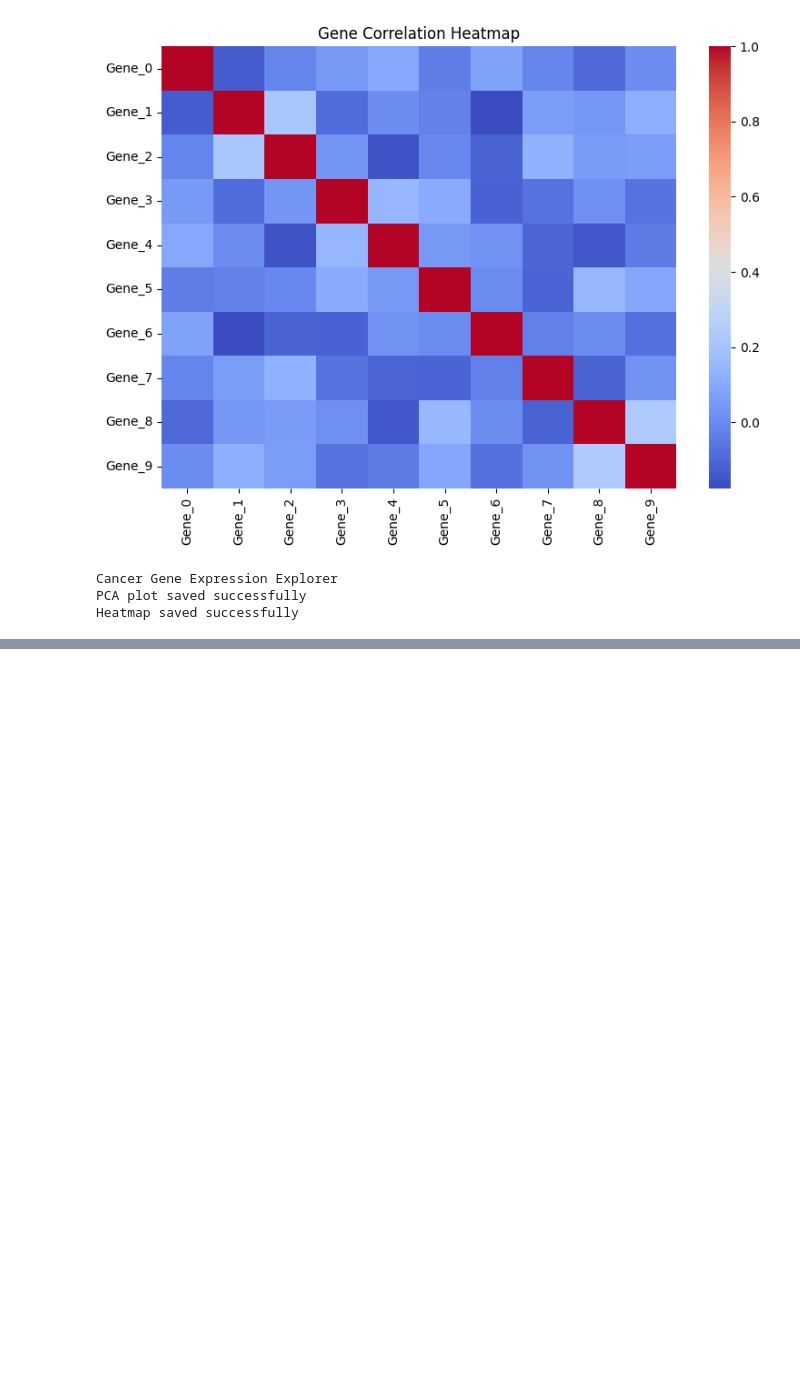
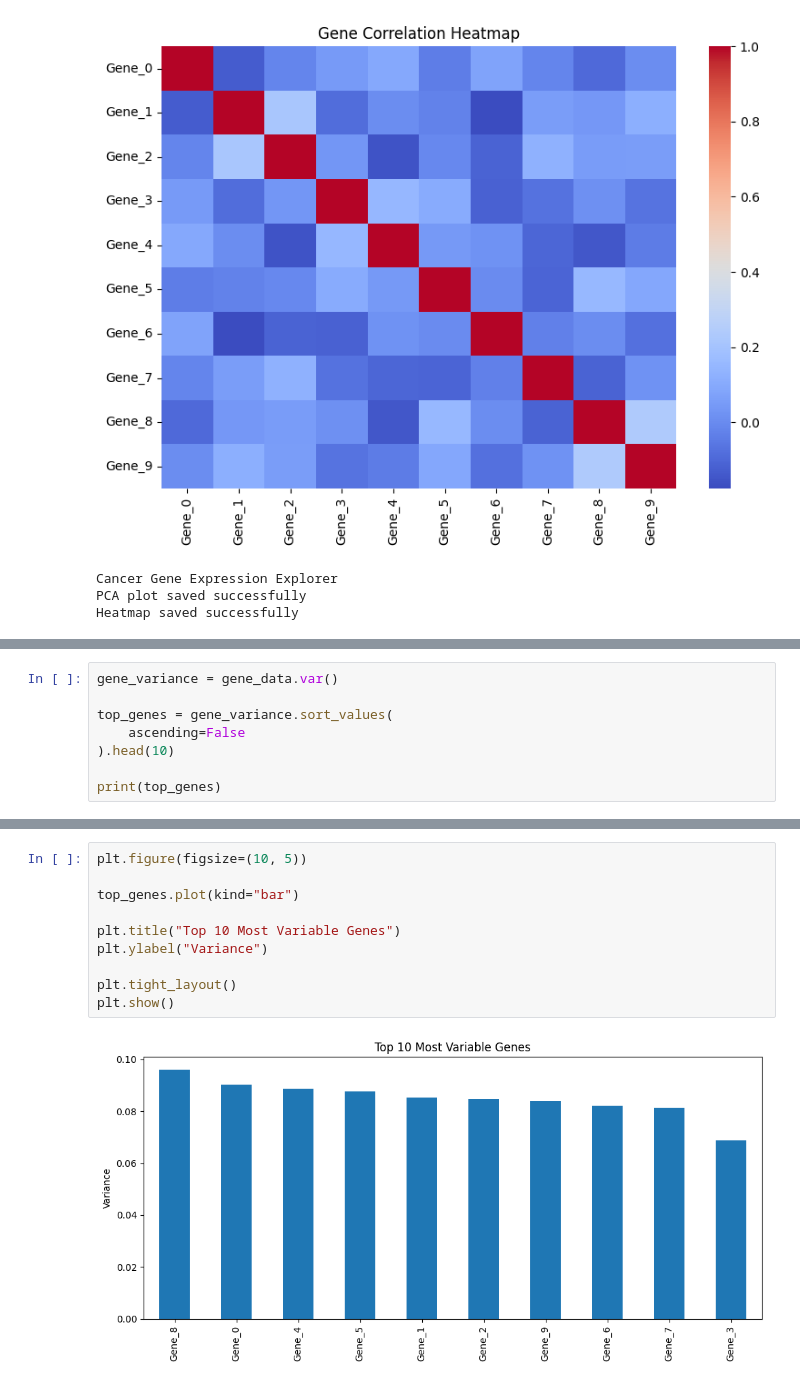
Before and after one commit to gowtham-bioinfo/Cancer-Gene-Expression-Explorer, a Jupyter notebook: Notebook/analysis.ipynb, the cells around one changed output, grey strips where cells are left out. Drawn from its saved outputs; the diff is of its cells as text; blank space fills up the shorter version.

```diff
--- a/Notebook/analysis.ipynb
+++ b/Notebook/analysis.ipynb
@@ -82,0 +94,8 @@ Heatmap saved successfully
+# %%
+gene_variance = gene_data.var()
+
+top_genes = gene_variance.sort_values(
+    ascending=False
+).head(10)
+
+print(top_genes)
@@ -82,0 +114,12 @@ Heatmap saved successfully
+# %%
+plt.figure(figsize=(10, 5))
+
+top_genes.plot(kind="bar")
+
+plt.title("Top 10 Most Variable Genes")
+plt.ylabel("Variance")
+
+plt.tight_layout()
+plt.show()
+# %% [output]
+[figure, added]
```
Also changed, not shown: parts of 3 cells of this notebook.
